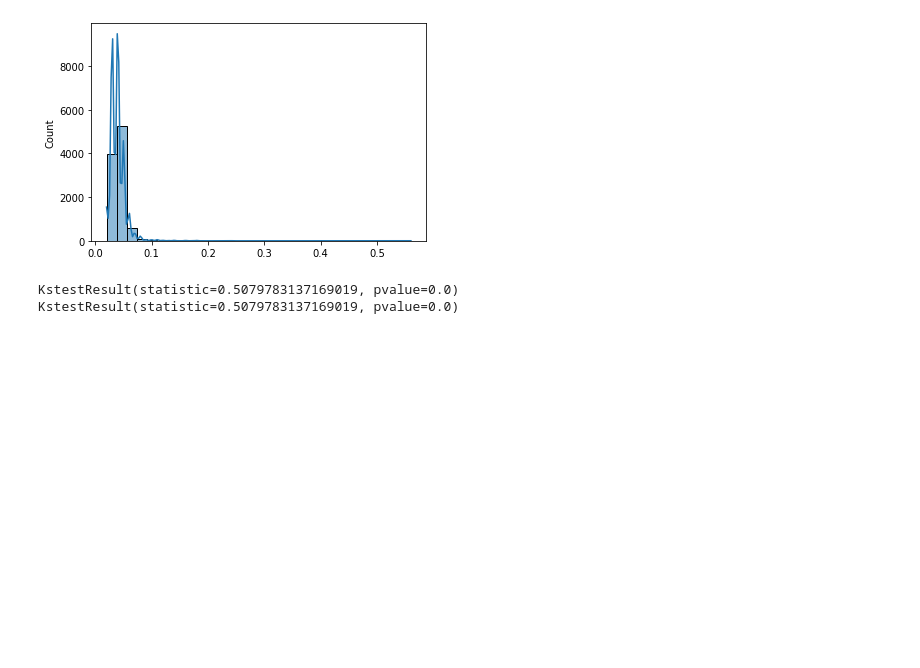
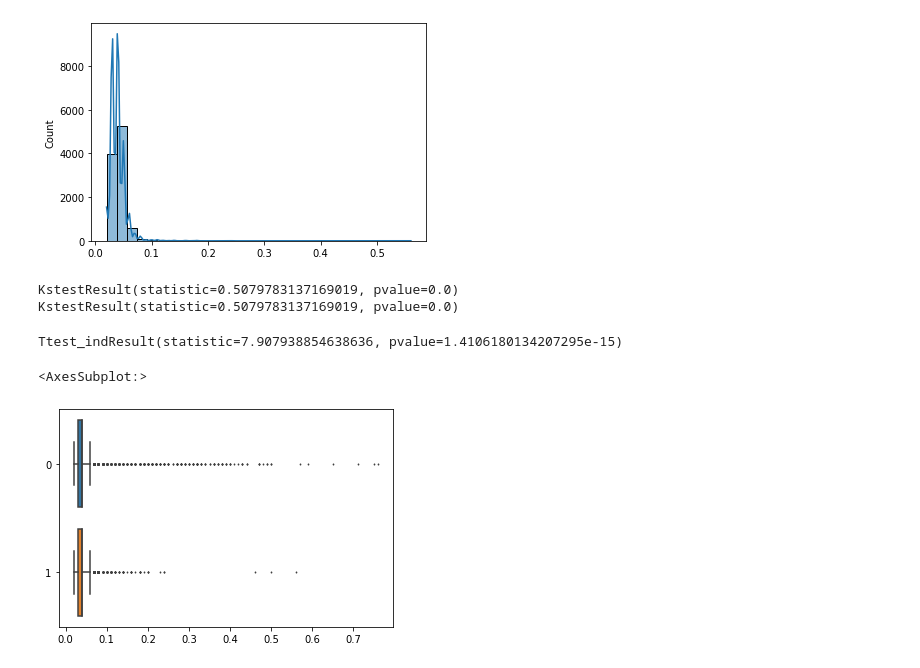
Before and after one commit to LuiggiTenorioK/minhash-benchmark, a Jupyter notebook: src/distances_analysis.ipynb, the cells around one changed output. Cells and saved outputs as stored; diff of their text form; code cells hidden in the pictures; blank space fills up the shorter version.

```diff
--- a/src/distances_analysis.ipynb
+++ b/src/distances_analysis.ipynb
@@ -270,6 +270,14 @@ sv2 = sv2[sv2["sample_id"] == "GS003"]["mindist"].values
 
 print(stats.kstest(sv1, 'norm'))
 print(stats.kstest(sv2, 'norm'))
+
+stats.ttest_ind(sv1,sv2, equal_var=False, alternative='greater')
 # %% [output]
 KstestResult(statistic=0.5079783137169019, pvalue=0.0)
 KstestResult(statistic=0.5079783137169019, pvalue=0.0)
+Ttest_indResult(statistic=7.907938854638636, pvalue=1.4106180134207295e-15)
+# %%
+sns.boxplot(data=[sv1,sv2], orient='h', fliersize=1, whis=2)
+# %% [output]
+<AxesSubplot:>
+[figure, added]
```
Also changed, not shown: parts of 8 cells of this notebook.
